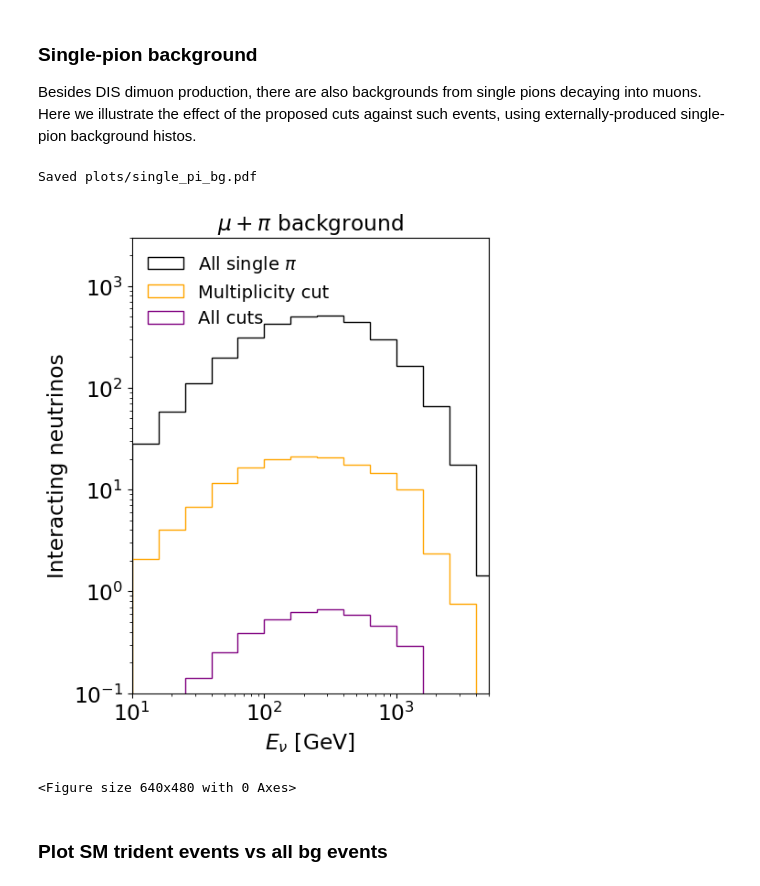
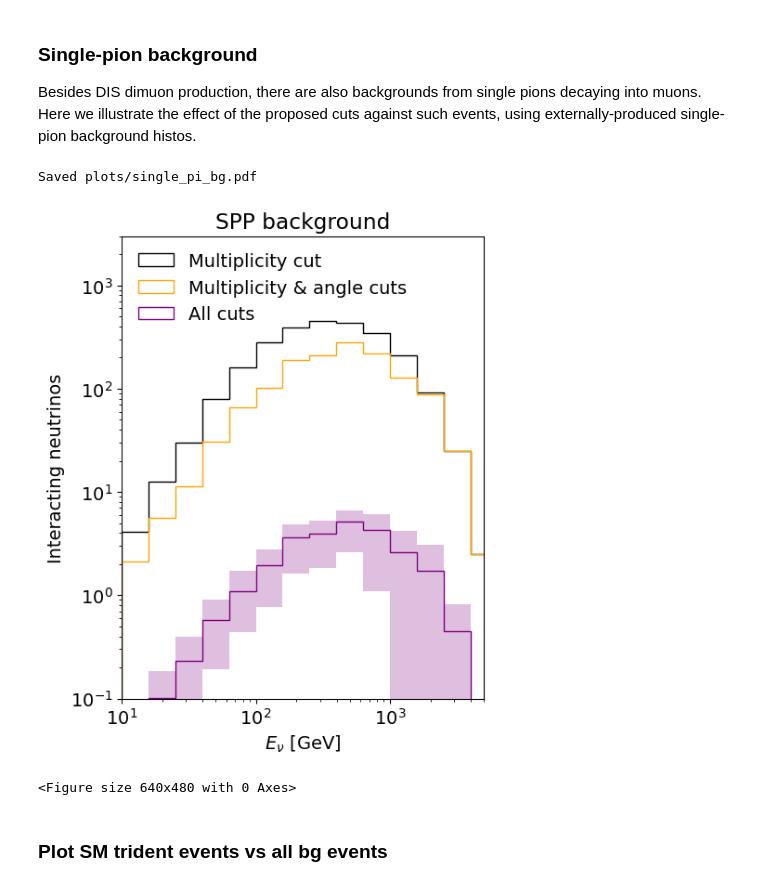
Before and after one commit to makelat/forward-nu-flux-fit, a Jupyter notebook: tridents.ipynb, the cells around one changed output. Saved outputs shown, nothing was run; the diff lists cells and outputs as text; code cells hidden in the pictures.

Commit message:
Updating single-pi bg estimate tables

```diff
--- a/tridents.ipynb
+++ b/tridents.ipynb
@@ -2708,7 +2571,7 @@ Saving image plots/tridents_cut_survival_ratio.pdf
 
 Besides DIS dimuon production, there are also backgrounds from single pions decaying into muons. Here we illustrate the effect of the proposed cuts against such events, using externally-produced single-pion background histos.
 # %%
-def singlepiTableReader(filename,ebins):
+def singlepiTableReader(filename,ebins,Ecol=0,Ncol=1):
     f = open(filename, "r")
     E,N=[],[]
     lines=[]
@@ -2716,8 +2579,8 @@ def singlepiTableReader(filename,ebins):
     lines.pop(0)  #Remove header
     for l in lines:
         lsplit = l.split()
-        E.append(float(lsplit[0]))
-        N.append(float(lsplit[1]))
+        E.append(float(lsplit[Ecol]))
+        N.append(float(lsplit[Ncol]))
     f.close()
     N_rebin,E_rebin,_ = plt.hist(E,weights=N,histtype='step',bins=ebins,lw=0)
     return E_rebin,N_rebin
@@ -2730,39 +2593,51 @@ def singlePiPlot():
     ax11 = fig.add_axes([0.20, 0.12, 0.78, 0.83], )
     axes = np.array([[ax11]])
 
     #Tables from ST
     files={}
-    files[r'All single $\pi$'] = ['single_pion_all', 'black']
-    files[r'Multiplicity cut'] = ['single_pion_multiplicity', 'orange']
-    files[r'All cuts']         = ['single_pion_finalcuts', 'purple']
+    files[r'Multiplicity cut']          = ['single_pion_multiplicity',           'black' ]
+    files[r'Multiplicity & angle cuts'] = ['single_pion_multiplicity_AND_angle', 'orange']
+    files[r'All cuts']                  = ['single_pion_finalcuts',              'purple']
 
     bins=np.logspace(0,4,21)  #TODO fetch bins from model
 
+    #Fetch central histos
+    singlepidir='files/singlepi/'
     for key in list(files.keys()):
-        E,N=singlepiTableReader('files/singlepi/'+files[key][0]+'.txt',ebins=bins)
+        E,N=singlepiTableReader(singlepidir+files[key][0]+'.txt',ebins=bins)
         axes[0,0].hist([0.5*(E[i]+E[i+1]) for i in range(len(E)-1)],\
                        weights=N,histtype='step',bins=E,color=files[key][1],label=key)
 
+    #Uncertainty for the final cuts case
+    _,Nlo = singlepiTableReader(singlepidir+files[r'All cuts'][0]+'.txt',ebins=bins,Ncol=3)
+    _,Nup = singlepiTableReader(singlepidir+files[r'All cuts'][0]+'.txt',ebins=bins,Ncol=2)
+    axes[0,0].bar(x=bins[:-1],\
+                  height=np.add(Nup,np.multiply(-1,Nlo)),\
+                  bottom=Nlo,\
+                  width=np.diff(bins),\
+                  align='edge', linewidth=0, color=files[r'All cuts'][1],\
+                  alpha=0.25, zorder=-1)
+
     #Plotstyle setup
-    axes[0,0].set_title(r'$\mu+\pi$ background')
+    axes[0,0].set_title(r'SPP background')
     axes[0,0].set_ylabel(r'Interacting neutrinos')
     axes[0,0].set_xlabel(r'$E_\nu$ [GeV]')
     axes[0,0].set_xscale('log')
     axes[0,0].set_yscale('log')
     axes[0,0].set_xlim(10,5000)
     axes[0,0].set_ylim(1e-1,3000)
     axes[0,0].legend(frameon=False)
 
     filename = 'plots/single_pi_bg.pdf'
     print('Saved '+filename)
     plt.savefig(filename)
     plt.show()
     plt.clf()
 
 singlePiPlot()
 # %% [output]
 Saved plots/single_pi_bg.pdf
-[figure, old version]
+[figure, new version]
 <Figure size 640x480 with 0 Axes>
 # %% [markdown]
 ### Plot SM trident events vs all bg events
```
Also changed, not shown: parts of 23 cells of this notebook, 4 other files.
